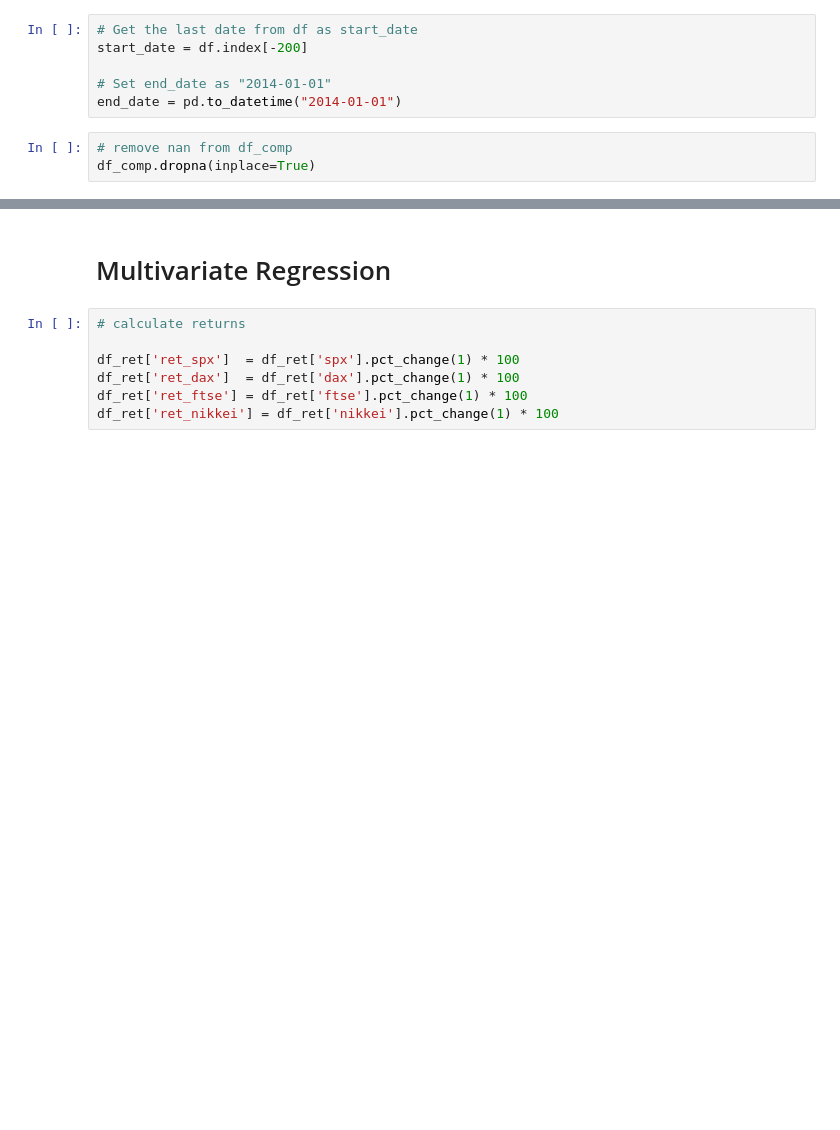
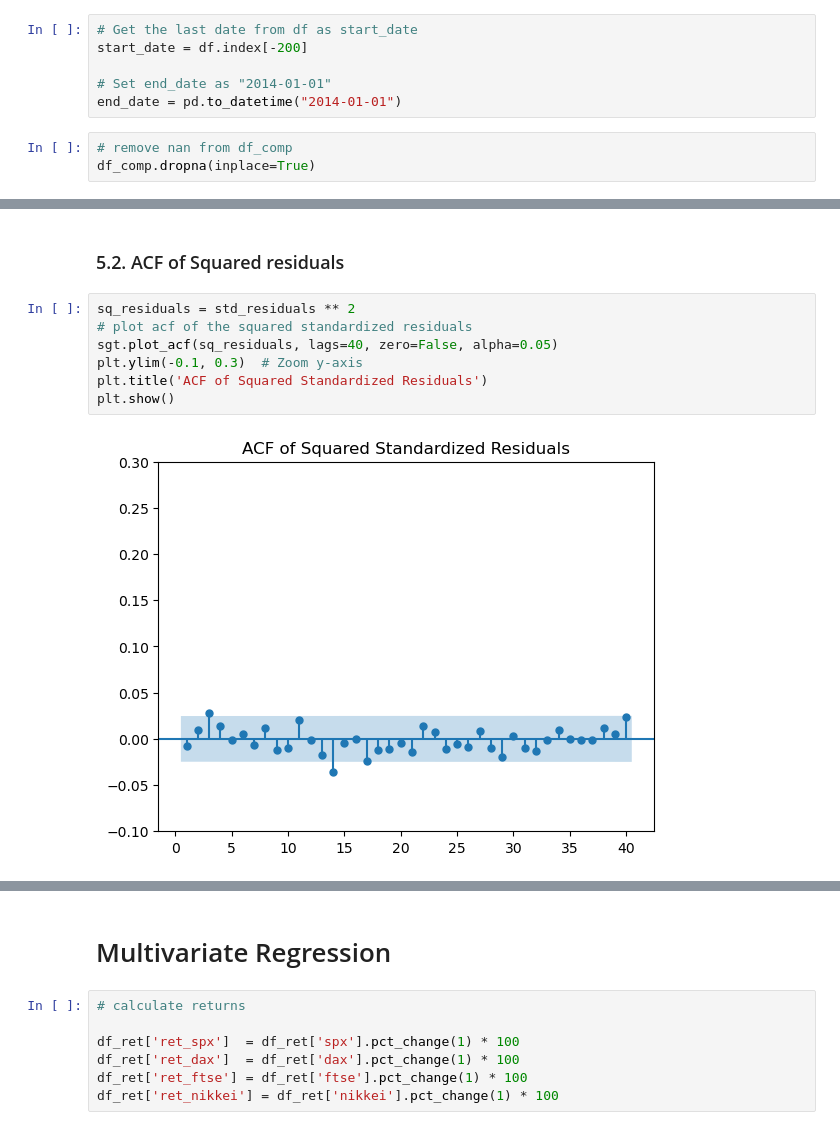
Before and after one commit to niranjan-kamal/time_series_models, a Jupyter notebook: Volatility_models_&_multivariate_regression.ipynb, the cells around one changed output, grey strips where cells are left out. Drawn from its saved outputs; the diff is of its cells as text; blank space fills up the shorter version.

```diff
--- a/Volatility_models_&_multivariate_regression.ipynb
+++ b/Volatility_models_&_multivariate_regression.ipynb
@@ -623,0 +643,11 @@ plt.show()
+# %% [markdown]
+### 5.2. ACF of Squared residuals
+# %%
+sq_residuals = std_residuals ** 2
+# plot acf of the squared standardized residuals
+sgt.plot_acf(sq_residuals, lags=40, zero=False, alpha=0.05)
+plt.ylim(-0.1, 0.3)  # Zoom y-axis
+plt.title('ACF of Squared Standardized Residuals')
+plt.show()
+# %% [output]
+[figure, added]
```
Also changed, not shown: parts of 29 cells of this notebook.
